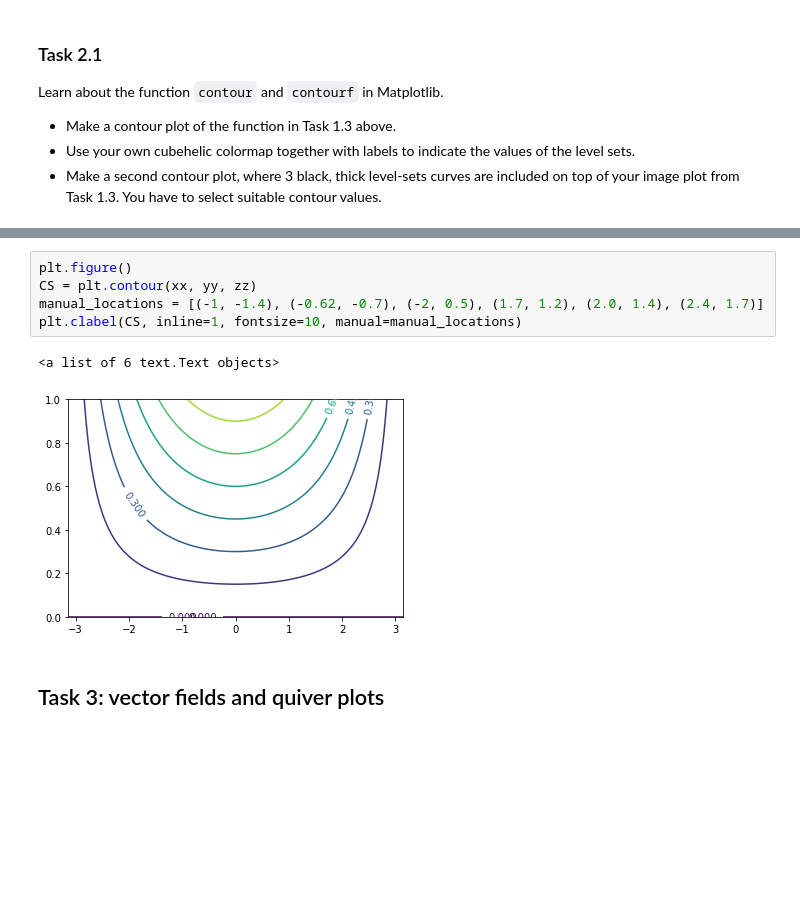
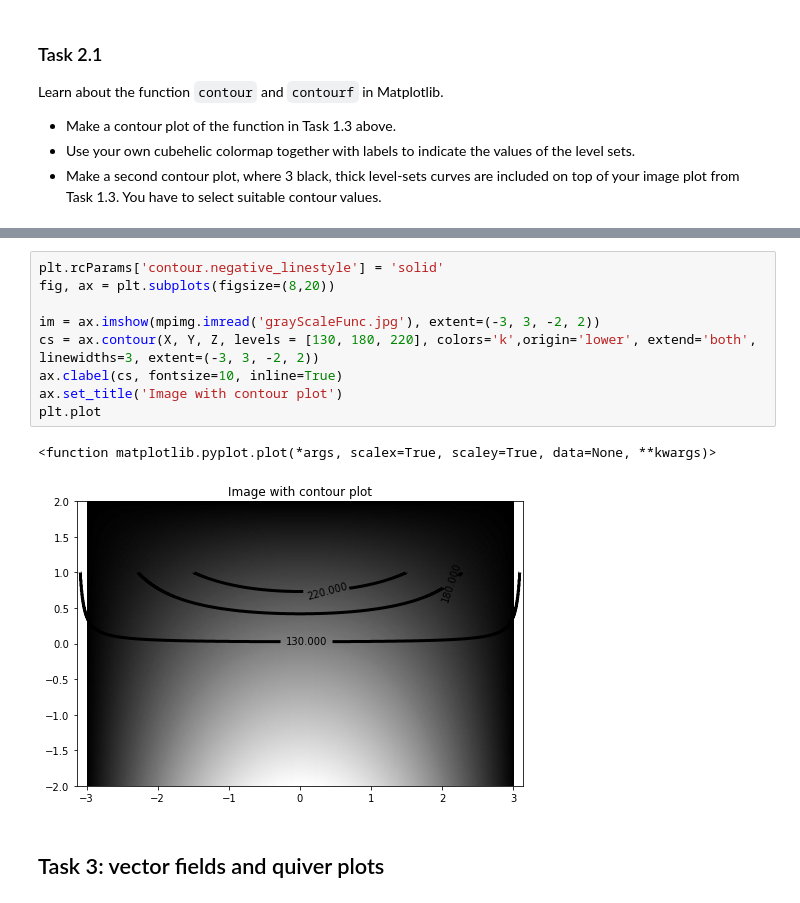
Before and after one commit to elvinafahlgren/Visualization, a Jupyter notebook: worksheet-3.ipynb, the cells around one changed output, grey strips where cells are left out. Cells and saved outputs as stored; diff of their text form; blank space fills up the shorter version.

```diff
--- a/worksheet-3.ipynb
+++ b/worksheet-3.ipynb
@@ -212,11 +222,15 @@ plt.clabel(c, inline=1, fontsize=10, manual=manual_locations, colors = 'white')
-# %%
-plt.figure()
-CS = plt.contour(xx, yy, zz)
-manual_locations = [(-1, -1.4), (-0.62, -0.7), (-2, 0.5), (1.7, 1.2), (2.0, 1.4), (2.4, 1.7)]
-plt.clabel(CS, inline=1, fontsize=10, manual=manual_locations)
-# %% [output]
-<a list of 6 text.Text objects>
-[figure, removed]
+# %%
+plt.rcParams['contour.negative_linestyle'] = 'solid'
+fig, ax = plt.subplots(figsize=(8,20))
+
+im = ax.imshow(mpimg.imread('grayScaleFunc.jpg'), extent=(-3, 3, -2, 2))
+cs = ax.contour(X, Y, Z, levels = [130, 180, 220], colors='k',origin='lower', extend='both', linewidths=3, extent=(-3, 3, -2, 2))
+ax.clabel(cs, fontsize=10, inline=True)
+ax.set_title('Image with contour plot')
+plt.plot
+# %% [output]
+<function matplotlib.pyplot.plot(*args, scalex=True, scaley=True, data=None, **kwargs)>
+[figure, added]
 # %% [markdown]
 ## Task 3: vector fields and quiver plots
 # %% [markdown]
```
Also changed, not shown: parts of 12 cells of this notebook, 2 other files.
